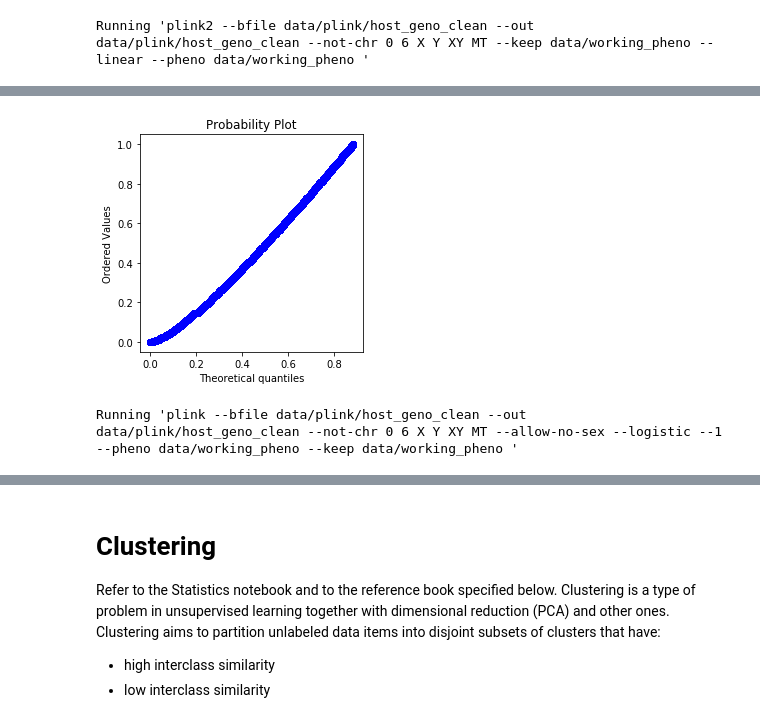
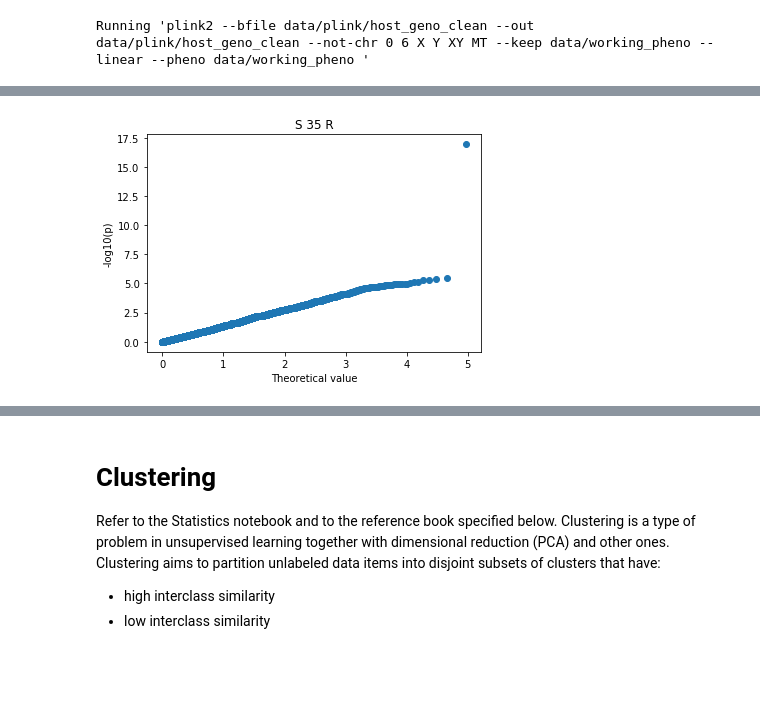
Before and after one commit to matthiaszeller/HBV, a Jupyter notebook: Host genotypes - Analysis.ipynb, the cells around one changed output, grey strips where cells are left out. Saved outputs shown, nothing was run; the diff lists cells and outputs as text; code cells hidden in the pictures; blank space fills up the shorter version.

Commit message:
structure the association analyses

```diff
--- a/Host genotypes - Analysis.ipynb
+++ b/Host genotypes - Analysis.ipynb
@@ -66,0 +101,14 @@ We want to apply the inverse normal distribution to that variable (see [this art
+# %%
+# QQ-plot function: expected vs observed p-values (-log10 transformation)
+def plot_QQ(pvals, title, ax=None):
+    # Transformation
+    minlog10 = -np.log10(pvals)
+    # Expected uniform distrib
+    uniform_grid = np.linspace(0, 1, len(minlog10))
+    # Avoid error of division by 0 -> exclude 0, thus drop an element of the other list to keep same size
+    if ax==None:
+        plt.scatter(x= -np.log10(uniform_grid[1:]), y=sorted(minlog10, reverse=True)[0:-1])
+    else:
+        ax.scatter(x= -np.log10(uniform_grid[1:]), y=sorted(minlog10, reverse=True)[0:-1])
+    plt.xlabel('Theoretical value'); plt.ylabel('-log10(p)')
+    plt.title(title)
@@ -147,13 +214,6 @@ GenerateManhattan(data, refSNP='SNP', significance=7)
 # %%
 df = pd.read_csv(PATH_HOST_CLEAN_DATA+'.assoc.logistic', sep='\s+', usecols=['P'])
-plt.figure(figsize=(4,4))
-stats.probplot(df['P'], dist='uniform', plot=plt);
+df.dropna(inplace=True)
+plot_QQ(df.P, 'S 35 R')
 # %% [output]
-[figure, old version]
+[figure, new version]
-# %%
-common.write_phenotypes(PATH_HOST_CLEAN_DATA, phenotype=('S', 35, 'R'),
-                        criteria=('RACE', 'ASIAN'), output_path=PATH_WORKING_PHENOTYPES,
-                        verbose=False)
-o, e = host.run_assoc(binary=True, plink2=False)
-# %% [output]
-Running 'plink --bfile data/plink/host_geno_clean --out data/plink/host_geno_clean --not-chr 0 6 X Y XY MT --allow-no-sex --logistic --1 --pheno data/working_pheno --keep data/working_pheno '
```
Also changed, not shown: parts of 56 cells of this notebook, 3 other files.
